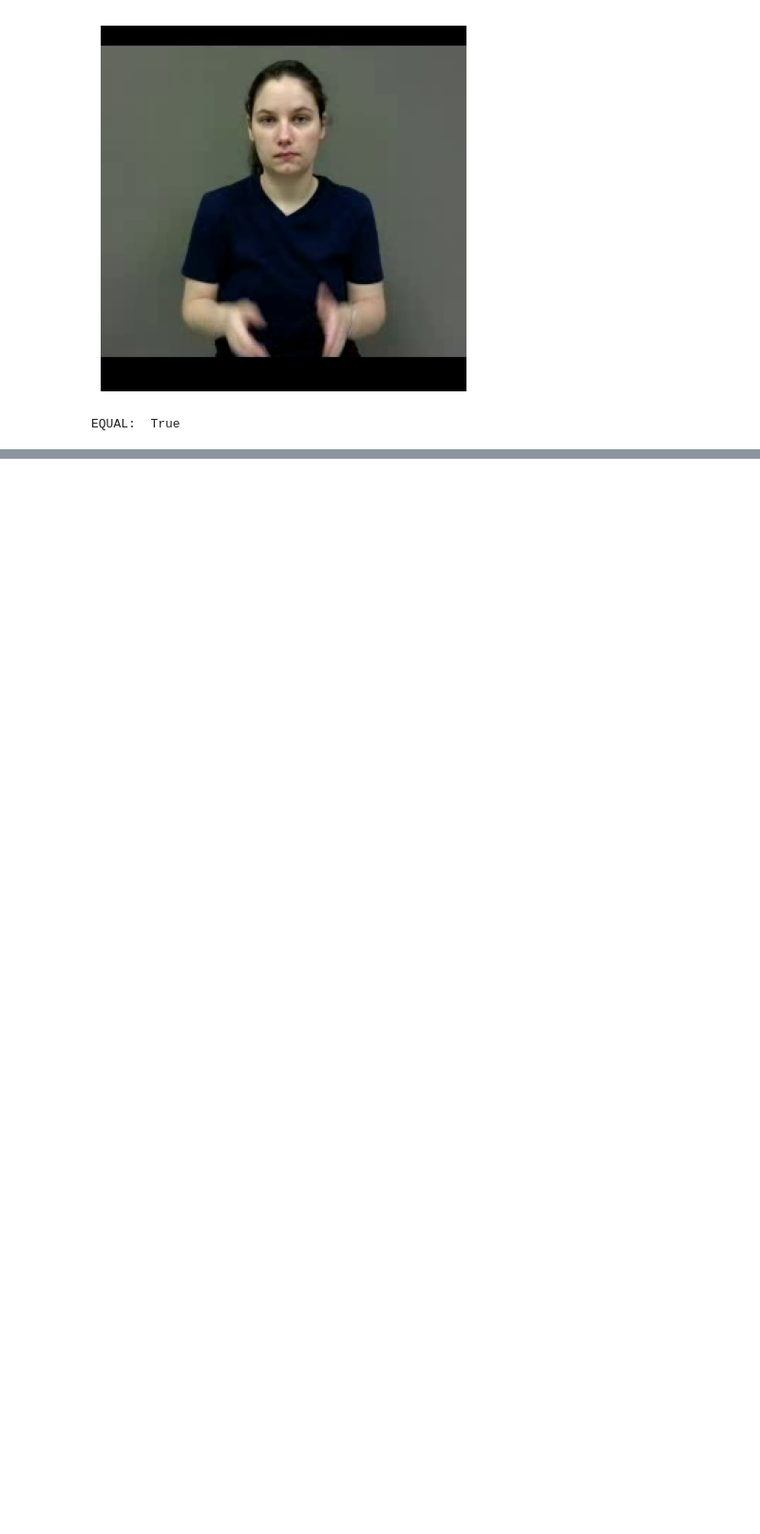
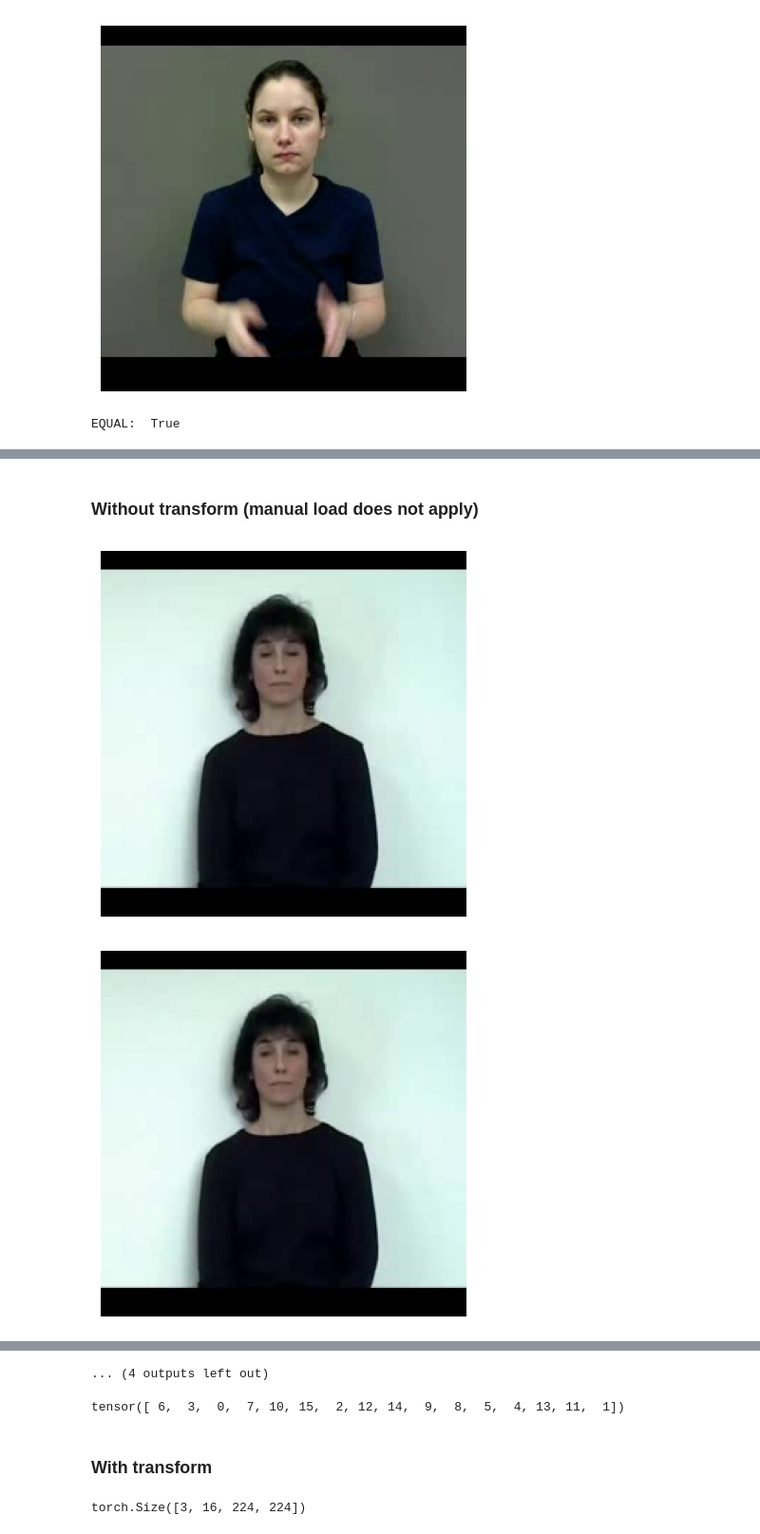
Before and after one commit to 0p3nTheSauce/SLR, a Jupyter notebook: code/test_shuffle.ipynb, the cells around one changed output, grey strips where cells are left out. Shown at 95% size. Saved outputs shown, nothing was run; the diff lists cells and outputs as text; code cells hidden in the pictures; blank space fills up the shorter version.

Commit message:
finished testing Shuffle

```diff
--- a/code/test_shuffle.ipynb
+++ b/code/test_shuffle.ipynb
@@ -50,0 +57,7 @@ EQUAL:  True
+# %%
+root = Path('../data/WLASL/WLASL2000')
+split = 'asl100'
+all_labels = Path('./preprocessed/labels')
+labels = all_labels / split
+classes_path = Path('wlasl_class_list.json')
+imp_path = Path('wlasl_implemented_info.json')
@@ -50,0 +66,24 @@ EQUAL:  True
+# %%
+num_frames = 16
+frame_size = 224
+test_instances = labels / 'test_instances_fixed_frange_bboxes_len.json'
+test_classes = labels / 'test_classes_fixed_frange_bboxes_len.json'
+# %%
+permutation = Shuffle.create_permutation(num_frames, seed=42)
+
+shuff_final_t = ts.Compose([
+    Shuffle(permutation),
+    ts.Lambda(lambda x: x.float() / 255.0),
+	ts.Lambda(lambda x: x.permute(1,0,2,3))
+])
+test_transforms = ts.Compose([ts.CenterCrop(frame_size),
+							            shuff_final_t])
+
+test_set = VideoDataset(root, test_instances, test_classes,
+						transforms=test_transforms, num_frames=
+						num_frames)
+test_loader = DataLoader(test_set,
+						batch_size=1, shuffle=True, num_workers=2,pin_memory=False, drop_last=False)
+num_classes = len(set(test_set.classes))
+print(f'Number of samples: {len(test_set)}')
+print(f'Number of classes: {num_classes}')
@@ -50,0 +97,8 @@ EQUAL:  True
+# %%
+thurs2_idx = 257
+with open(classes_path, 'r') as f:
+    class_list = json.load(f)
+
+thurs2 = test_set.data[thurs2_idx]
+utils.print_dict(thurs2)
+print(class_list[thurs2['label_num']])
@@ -50,0 +115,8 @@ EQUAL:  True
+# %% [markdown]
+### Without transform (manual load does not apply)
+# %%
+frames = test_set.__manual_load__(thurs2)
+utils.visualise_frames(frames, num_frames)
+# %% [output]
+[figure, added]
+[figure, added]
@@ -50,0 +133,14 @@ EQUAL:  True
+... (4 outputs left out)
+# %%
+print(permutation)
+# %% [output]
+tensor([ 6,  3,  0,  7, 10, 15,  2, 12, 14,  9,  8,  5,  4, 13, 11,  1])
+# %% [markdown]
+### With transform
+# %%
+result = test_set.__getitem__(thurs2_idx)
+tframes = result['frames']
+#remember to unpermute the frames
+print(tframes.shape)
+# %% [output]
+torch.Size([3, 16, 224, 224])
```
Also changed, not shown: parts of 9 cells of this notebook, 1 other file.
